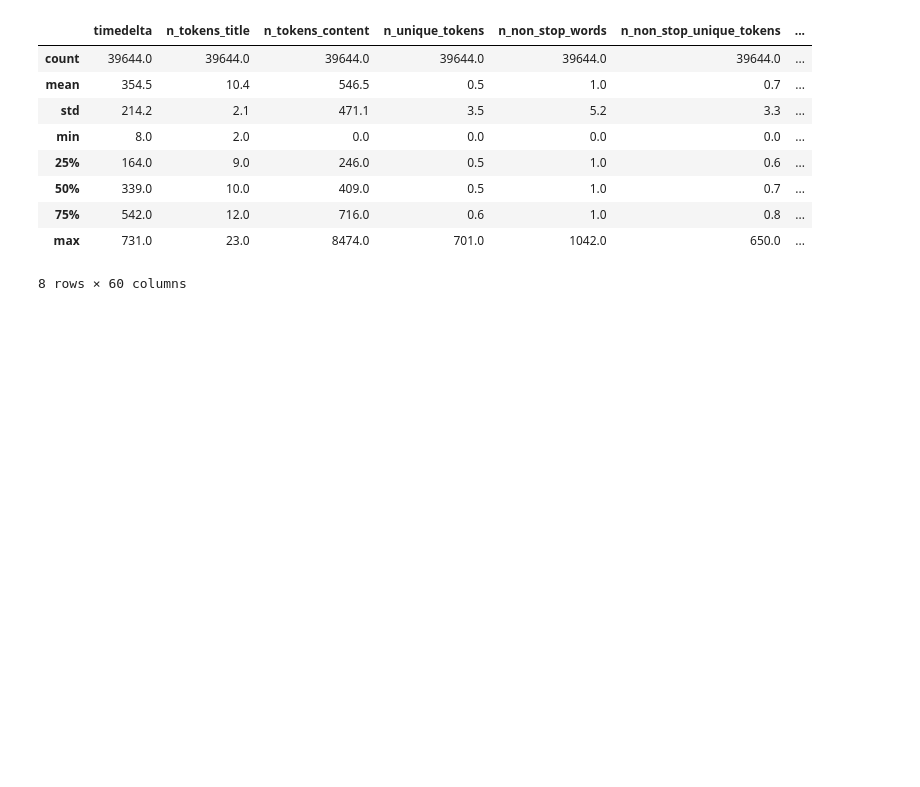
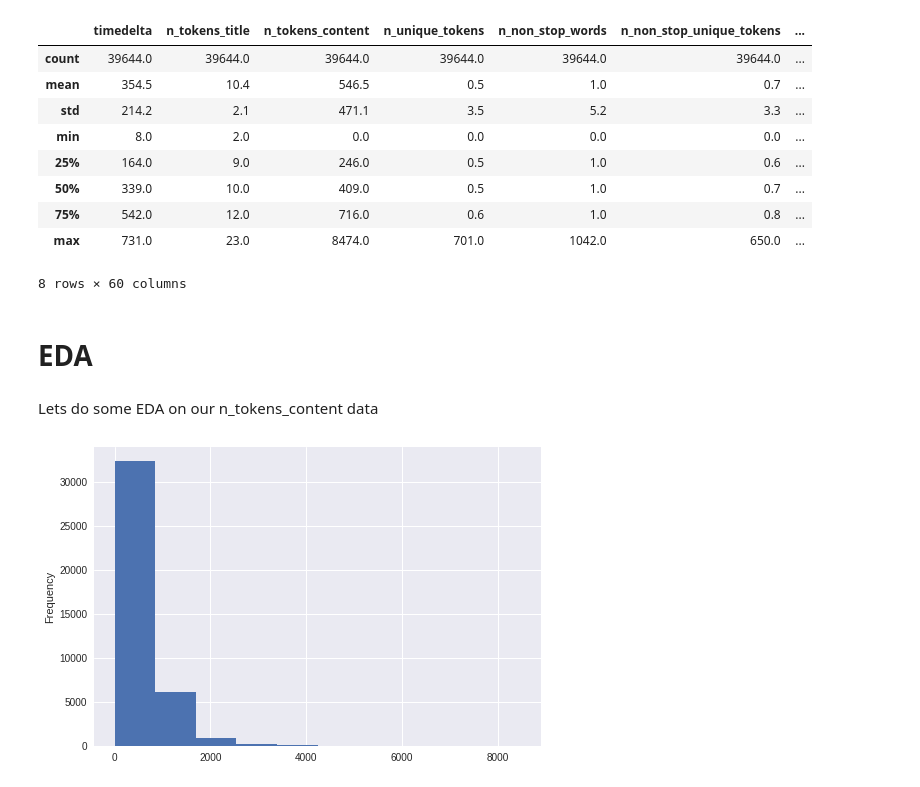
Before and after one commit to AmoDinho/Machine-Learning-Crash-Course-with-TF, a Jupyter notebook: examples/Mashable.ipynb, the cells around one changed output. Drawn from its saved outputs; the diff is of its cells as text; code cells hidden in the pictures; blank space fills up the shorter version.

```diff
--- a/examples/Mashable.ipynb
+++ b/examples/Mashable.ipynb
@@ -75,3 +75,14 @@ mashable_df.describe()
 | 75% | 542.0 | 12.0 | 716.0 | 0.6 | 1.0 | 0.8 | ... |
 | max | 731.0 | 23.0 | 8474.0 | 701.0 | 1042.0 | 650.0 | ... |
 8 rows × 60 columns
+# %% [markdown]
+# EDA
+# %% [markdown]
+Lets do some  EDA on our  n_tokens_content data
+# %%
+content_tokens = mashable_df[' n_tokens_content']
+# %%
+content_tokens.plot(kind='hist')
+plt.show()
+# %% [output]
+[figure, added]
```
Also changed, not shown: parts of 19 cells of this notebook.
